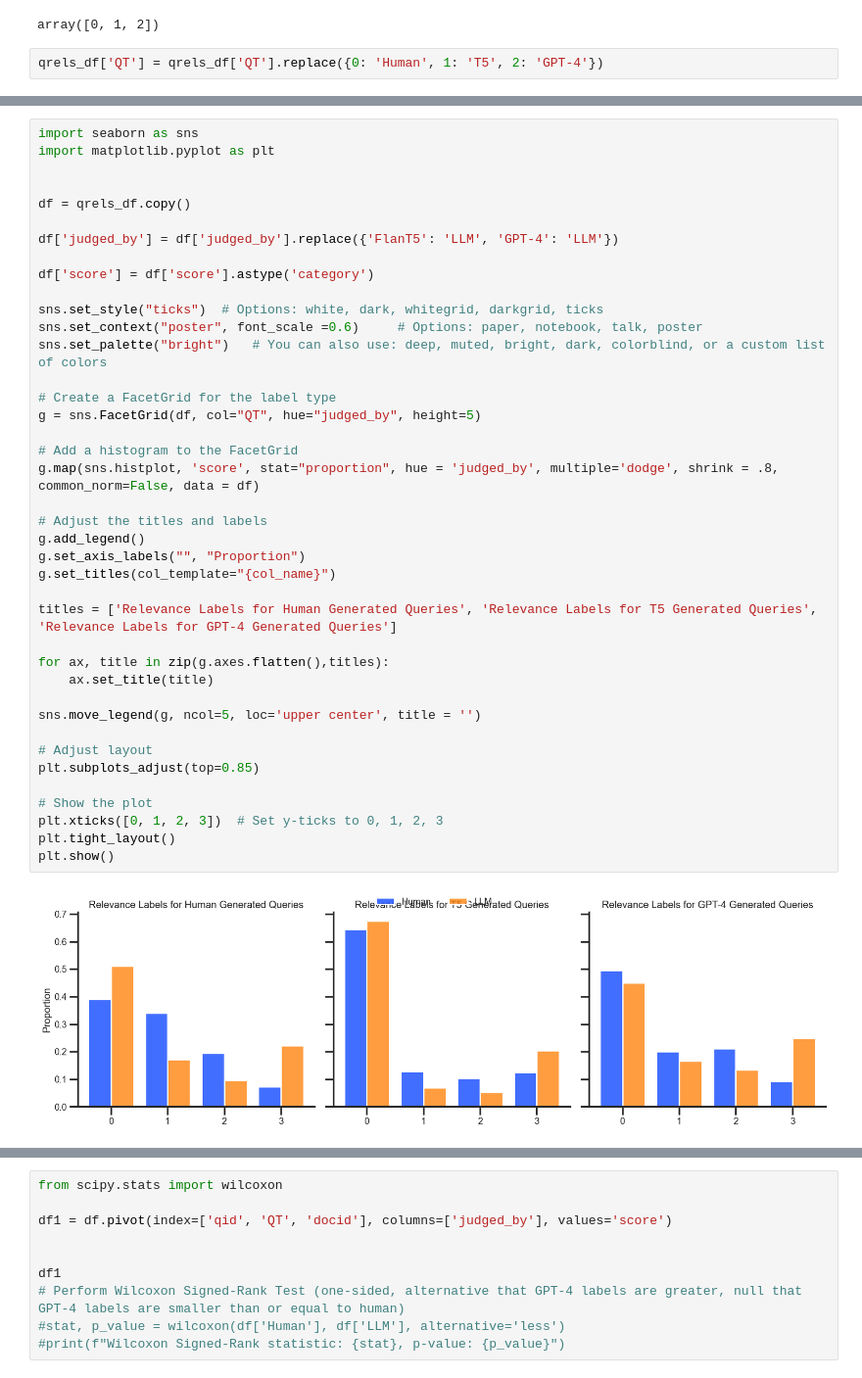
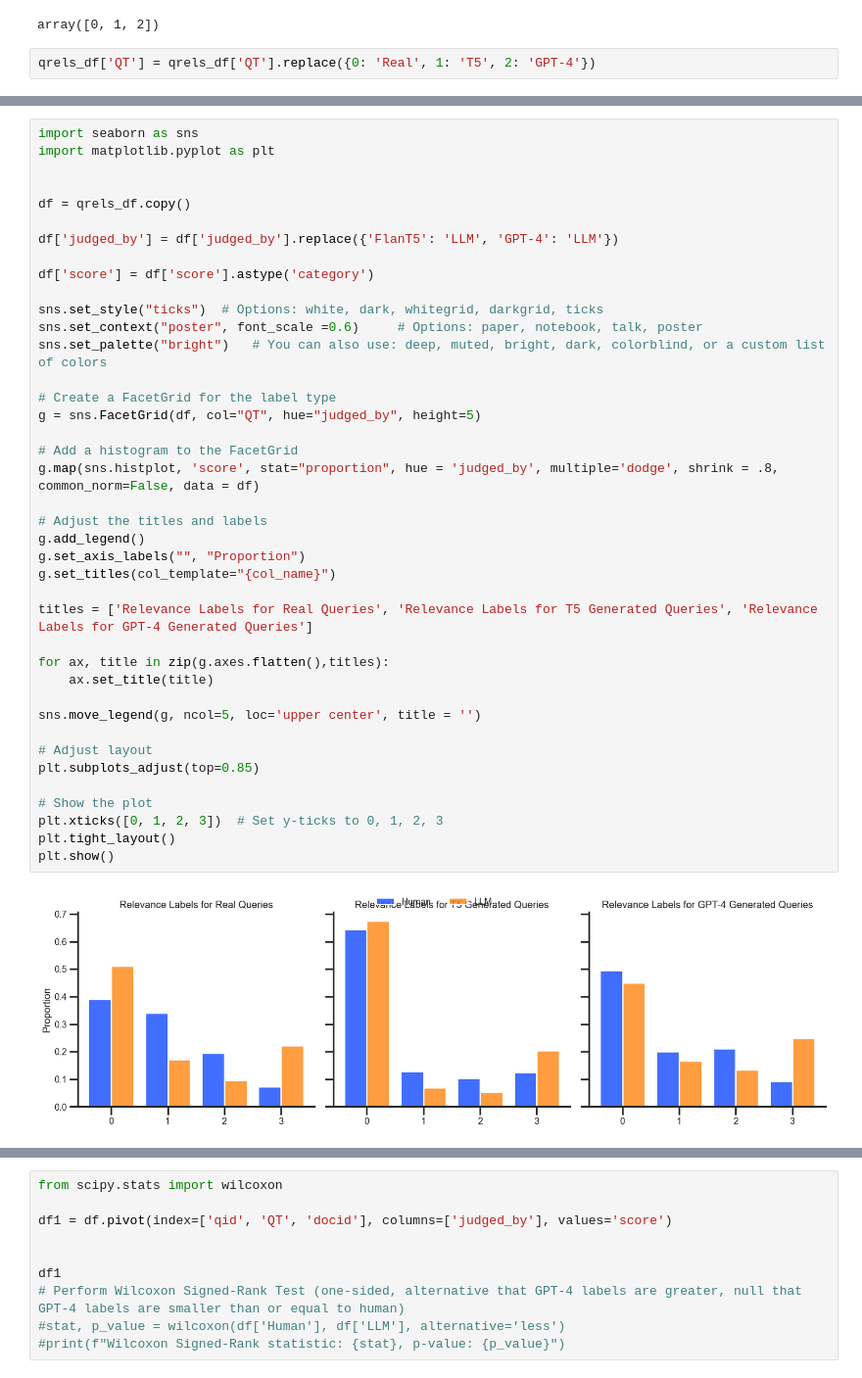
Before and after one commit to rahmanidashti/BiasSyntheticData, a Jupyter notebook: 4-labels-analysis.ipynb, the cells around one changed output, grey strips where cells are left out. Shown at 98% size. Drawn from its saved outputs; the diff is of its cells as text.

```diff
--- a/4-labels-analysis.ipynb
+++ b/4-labels-analysis.ipynb
@@ -82,7 +82,7 @@ qrels_df['QT'].unique()
 # %% [output]
 array([0, 1, 2])
 # %%
-qrels_df['QT'] = qrels_df['QT'].replace({0: 'Human', 1: 'T5', 2: 'GPT-4'})
+qrels_df['QT'] = qrels_df['QT'].replace({0: 'Real', 1: 'T5', 2: 'GPT-4'})
 # %%
 qrels_df
 # %% [output]
@@ -112,32 +112,32 @@ df['score'] = df['score'].astype('category')
 
 sns.set_style("ticks")  # Options: white, dark, whitegrid, darkgrid, ticks
 sns.set_context("poster", font_scale =0.6)     # Options: paper, notebook, talk, poster
 sns.set_palette("bright")   # You can also use: deep, muted, bright, dark, colorblind, or a custom list of colors
 
 # Create a FacetGrid for the label type
 g = sns.FacetGrid(df, col="QT", hue="judged_by", height=5)
 
 # Add a histogram to the FacetGrid
 g.map(sns.histplot, 'score', stat="proportion", hue = 'judged_by', multiple='dodge', shrink = .8, common_norm=False, data = df)
 
 # Adjust the titles and labels
 g.add_legend()
 g.set_axis_labels("", "Proportion")
 g.set_titles(col_template="{col_name}")
 
-titles = ['Relevance Labels for Human Generated Queries', 'Relevance Labels for T5 Generated Queries', 'Relevance Labels for GPT-4 Generated Queries']
+titles = ['Relevance Labels for Real Queries', 'Relevance Labels for T5 Generated Queries', 'Relevance Labels for GPT-4 Generated Queries']
 
 for ax, title in zip(g.axes.flatten(),titles):
     ax.set_title(title)
 
 sns.move_legend(g, ncol=5, loc='upper center', title = '')
 
 # Adjust layout
 plt.subplots_adjust(top=0.85)
 
 # Show the plot
 plt.xticks([0, 1, 2, 3])  # Set y-ticks to 0, 1, 2, 3
 plt.tight_layout()
 plt.show()
 # %% [output]
-[figure, old version]
+[figure, new version]
```
Also changed, not shown: parts of 3 cells of this notebook.
